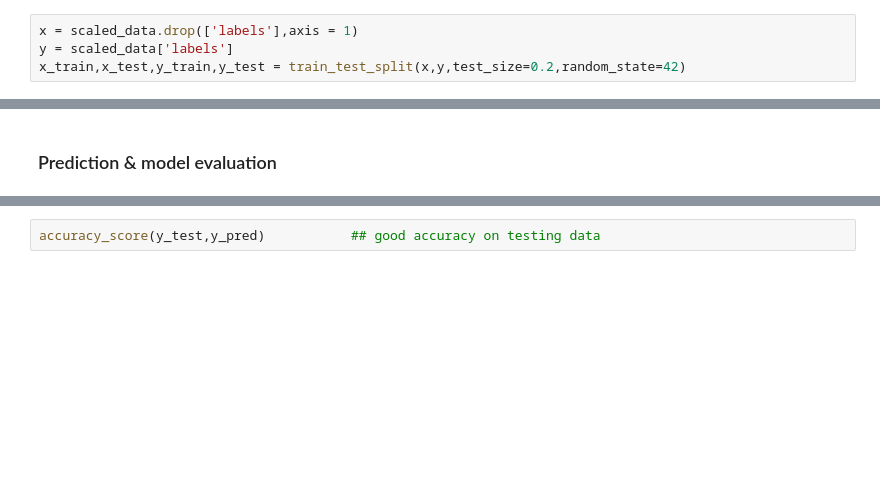
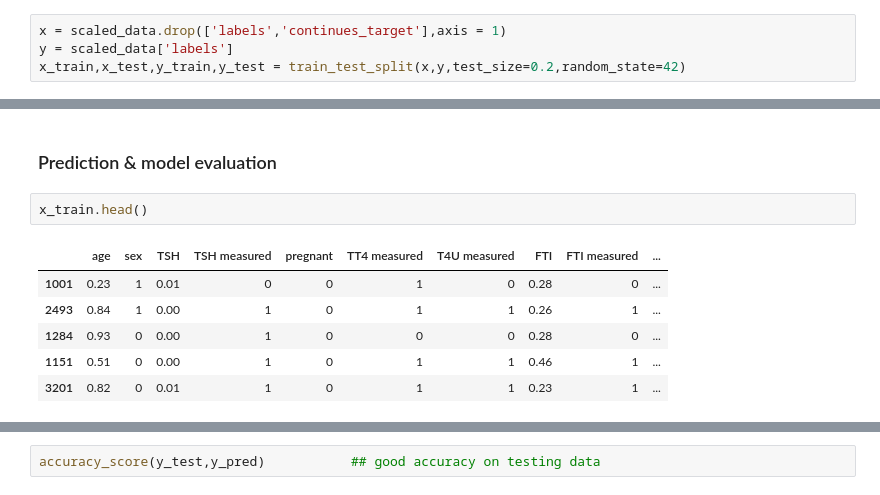
Before and after one commit to Ranjit-Singh-786/Thyroid-Disease_ML-Project, a Jupyter notebook: model Training.ipynb, the cells around one changed output, grey strips where cells are left out. Drawn from its saved outputs; the diff is of its cells as text; blank space fills up the shorter version.

```diff
--- a/model Training.ipynb
+++ b/model Training.ipynb
@@ -310,4 +323,4 @@ model_and_parameter ={
 # %%
-x = scaled_data.drop(['labels'],axis = 1)
+x = scaled_data.drop(['labels','continues_target'],axis = 1)
 y = scaled_data['labels']
 x_train,x_test,y_train,y_test = train_test_split(x,y,test_size=0.2,random_state=42)
@@ -347,3 +364,12 @@ model_info.sort_values(by='Best_Score',ascending=False).iloc[0,2]        # best
  'splitter': 'random'}
 # %% [markdown]
 ### Prediction & model evaluation
+# %%
+x_train.head()
+# %% [output]
+|  | age | sex | TSH | TSH measured | pregnant | TT4 measured | T4U measured | FTI | FTI measured | ... |
+| 1001 | 0.23 | 1 | 0.01 | 0 | 0 | 1 | 0 | 0.28 | 0 | ... |
+| 2493 | 0.84 | 1 | 0.00 | 1 | 0 | 1 | 1 | 0.26 | 1 | ... |
+| 1284 | 0.93 | 0 | 0.00 | 1 | 0 | 0 | 0 | 0.28 | 0 | ... |
+| 1151 | 0.51 | 0 | 0.00 | 1 | 0 | 1 | 1 | 0.46 | 1 | ... |
+| 3201 | 0.82 | 0 | 0.01 | 1 | 0 | 1 | 1 | 0.23 | 1 | ... |
```
Also changed, not shown: parts of 6 cells of this notebook, 5 other files.
